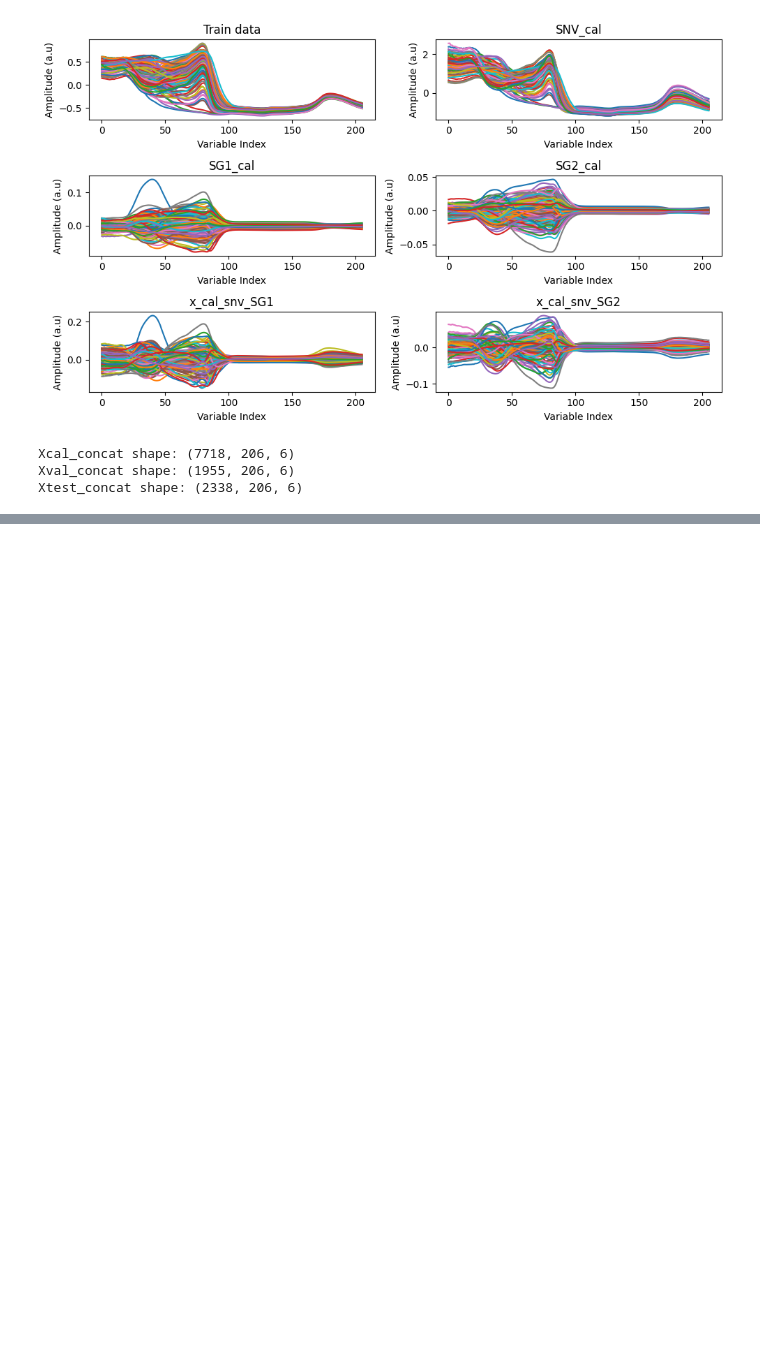
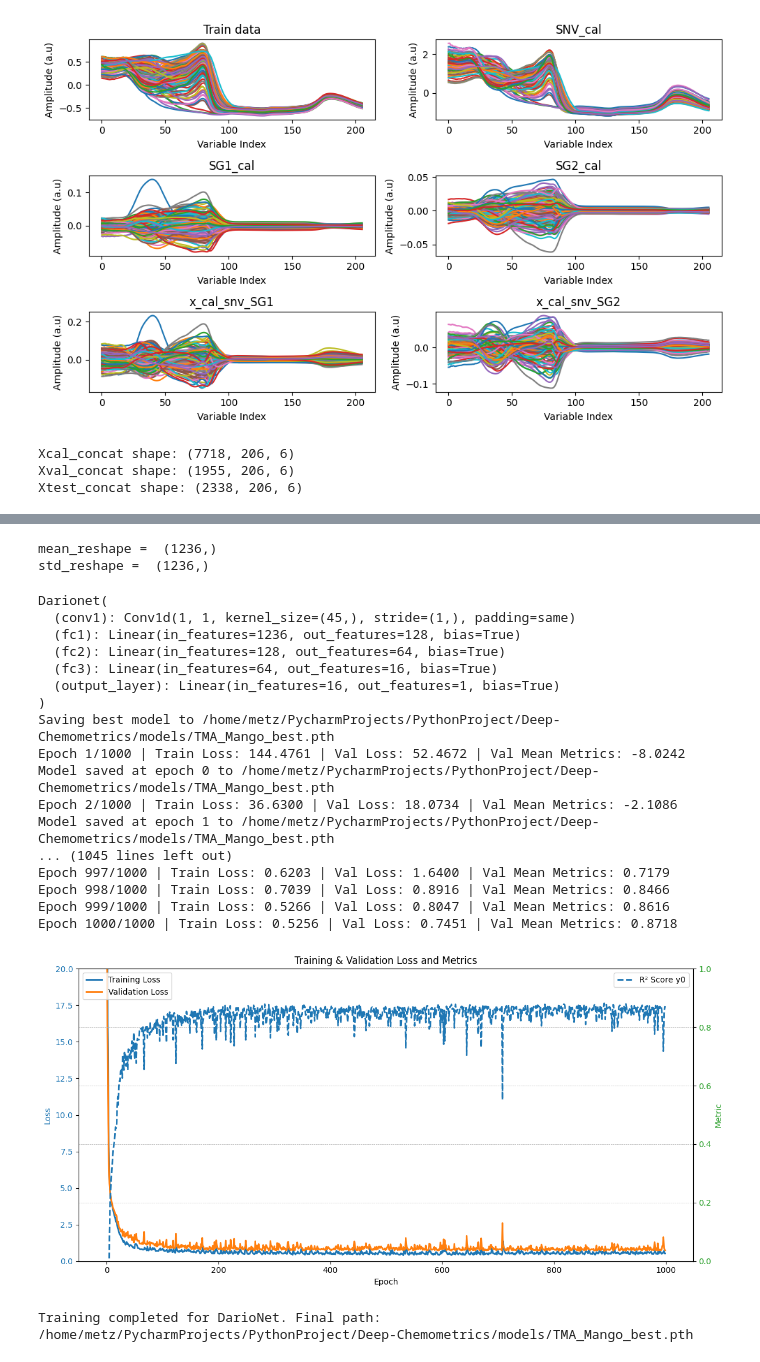
Before and after one commit to TEAM-AIOLY/Deep-Chemometrics, a Jupyter notebook: notebook/Bench_TMA.ipynb, the cells around one changed output, grey strips where cells are left out. Cells and saved outputs as stored; diff of their text form; code cells hidden in the pictures; blank space fills up the shorter version.

```diff
--- a/notebook/Bench_TMA.ipynb
+++ b/notebook/Bench_TMA.ipynb
@@ -526,5 +386,0 @@ CCC: 0.8761566292354844, R2: 0.7791870832443237, RMSEP: 1.253991723060608
-# %%
-model_name = "VIT1D"
-config = TrainerConfig(model_name = model_name)
-config.update_config(batch_size=1024,learning_rate=0.01,num_epochs=20,classification=False,max_loss_plot=20)
-print(config)
@@ -565,0 +423,59 @@ CCC: 0.8246357125423807, R2: 0.7261631488800049, RMSEP: 1.396459698677063
+# %%
+
+Xcal_reshape = Xcal_concat.reshape((Xcal_concat.shape[0], -1))
+Xval_reshape = Xval_concat.reshape((Xval_concat.shape[0], -1))
+Xtest_reshape = Xtest_concat.reshape((Xtest_concat.shape[0], -1))
+mean_reshape = Xcal_reshape.mean(axis=0)
+std_reshape = Xcal_reshape.std(axis=0)
+print("mean_reshape = ", mean_reshape.shape)
+print("std_reshape = ", std_reshape.shape)
+# %% [output]
+mean_reshape =  (1236,)
+std_reshape =  (1236,)
+# %%
+from src.net import Darionet
+
+
+
+cal = data_utils.TensorDataset(torch.Tensor(Xcal_reshape), torch.Tensor(Ycal))
+cal_loader = data_utils.DataLoader(cal, batch_size=config.batch_size, shuffle=True)
+
+val = data_utils.TensorDataset(torch.Tensor(Xval_reshape), torch.Tensor(Yval))
+val_loader = data_utils.DataLoader(val, batch_size=config.batch_size, shuffle=False)
+
+test_dt = data_utils.TensorDataset(torch.Tensor(Xtest_reshape), torch.Tensor(Ytest))
+test_loader = data_utils.DataLoader(test_dt, batch_size=config.batch_size, shuffle=False)
+# %%
+model_name = 'DarioNet'
+config.model_name = model_name
+model = Darionet(mean = mean_reshape, std = std_reshape ,filter_size = 45, reg_beta = 0.015, input_dims = Xcal_reshape.shape[-1],out_dims=1)
+config.num_epochs = 1000
+# %%
+optimizer = optim.Adam(model.parameters(), lr=config.learning_rate, weight_decay=0.015)
+criterion = nn.MSELoss(reduction='none')
+print(model)
+
+trainer = Trainer(model=model, optimizer=optimizer, criterion=criterion, train_loader=cal_loader, val_loader=val_loader, config=config,verbose=True)
+
+train_losses, val_losses,val_r2_scores, final_path = trainer.train()
+print(f"Training completed for {model_name}. Final path: {final_path}")
+# %% [output]
+Darionet(
+  (conv1): Conv1d(1, 1, kernel_size=(45,), stride=(1,), padding=same)
+  (fc1): Linear(in_features=1236, out_features=128, bias=True)
+  (fc2): Linear(in_features=128, out_features=64, bias=True)
+  (fc3): Linear(in_features=64, out_features=16, bias=True)
+  (output_layer): Linear(in_features=16, out_features=1, bias=True)
+)
+Saving best model to /home/metz/PycharmProjects/PythonProject/Deep-Chemometrics/models/TMA_Mango_best.pth
+Epoch 1/1000 | Train Loss: 144.4761 | Val Loss: 52.4672 | Val Mean Metrics: -8.0242
+Model saved at epoch 0 to /home/metz/PycharmProjects/PythonProject/Deep-Chemometrics/models/TMA_Mango_best.pth
+Epoch 2/1000 | Train Loss: 36.6300 | Val Loss: 18.0734 | Val Mean Metrics: -2.1086
+Model saved at epoch 1 to /home/metz/PycharmProjects/PythonProject/Deep-Chemometrics/models/TMA_Mango_best.pth
+... (1045 lines left out)
+Epoch 997/1000 | Train Loss: 0.6203 | Val Loss: 1.6400 | Val Mean Metrics: 0.7179
+Epoch 998/1000 | Train Loss: 0.7039 | Val Loss: 0.8916 | Val Mean Metrics: 0.8466
+Epoch 999/1000 | Train Loss: 0.5266 | Val Loss: 0.8047 | Val Mean Metrics: 0.8616
+Epoch 1000/1000 | Train Loss: 0.5256 | Val Loss: 0.7451 | Val Mean Metrics: 0.8718
+[figure, added]
+Training completed for DarioNet. Final path: /home/metz/PycharmProjects/PythonProject/Deep-Chemometrics/models/TMA_Mango_best.pth
```
Also changed, not shown: parts of 20 cells of this notebook, 3 other files.
